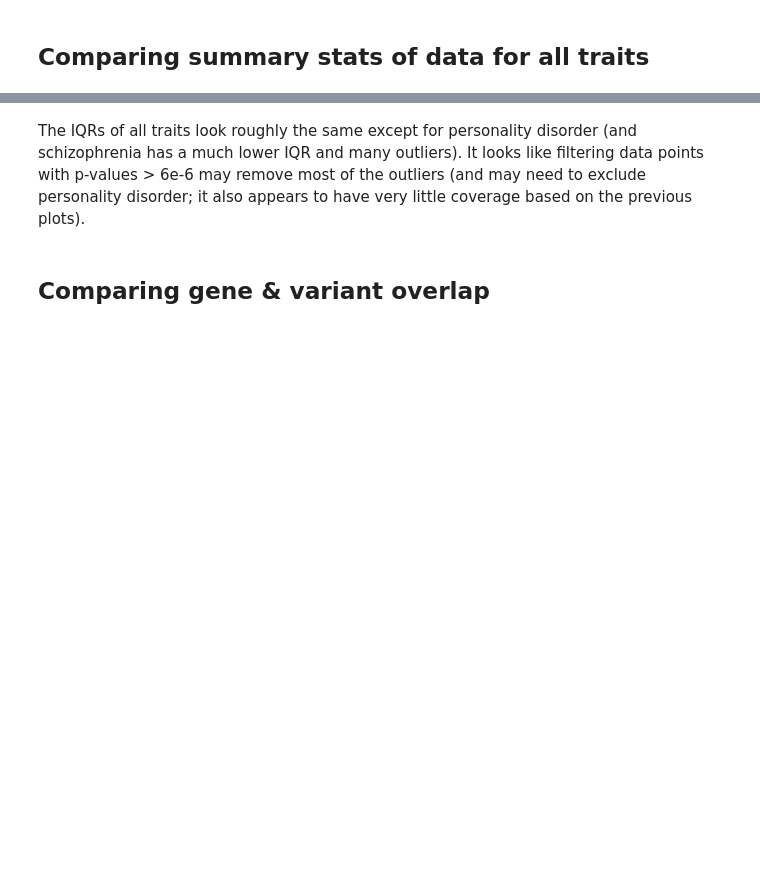
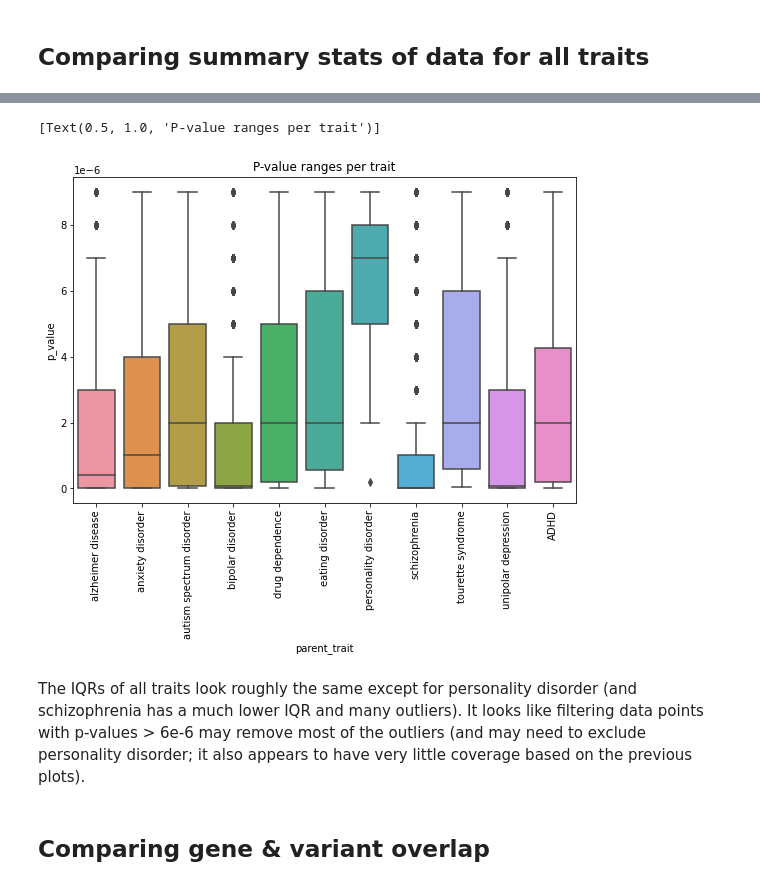
Before and after one commit to jstimes/MentalMap, a Jupyter notebook: notebooks/GWAS_post_cleaning_analysis.ipynb, the cells around one changed output, grey strips where cells are left out. Cells and saved outputs as stored; diff of their text form; code cells hidden in the pictures; blank space fills up the shorter version.

```diff
--- a/notebooks/GWAS_post_cleaning_analysis.ipynb
+++ b/notebooks/GWAS_post_cleaning_analysis.ipynb
@@ -72,7 +106,11 @@ all_df.head()
 # %%
-ax = sns.boxplot(x="parent_trait", y="p_value", data=all_df)
+fig, ax = plt.subplots(figsize=(9, 6))
+sns.boxplot(x='parent_trait', y='p_value', data=all_df, ax=ax)
 ax.set_xticklabels(ax.get_xticklabels(), rotation=90)
-ax.set(title="P-value ranges per trait")
+ax.set(title='P-value ranges per trait')
+# %% [output]
+[Text(0.5, 1.0, 'P-value ranges per trait')]
+[figure, added]
 # %% [markdown]
 The IQRs of all traits look roughly the same except for personality disorder (and schizophrenia has a much lower IQR and many outliers). It looks like filtering data points with p-values > 6e-6 may remove most of the outliers (and may need to exclude personality disorder; it also appears to have very little coverage based on the previous plots).
 # %% [markdown]
```
Also changed, not shown: parts of 41 cells of this notebook, 3 other files.
